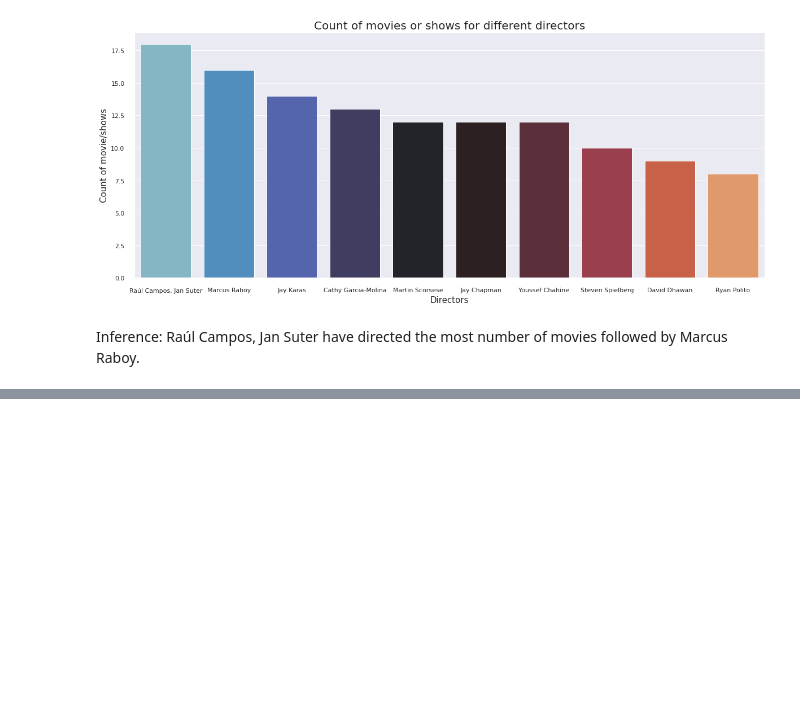
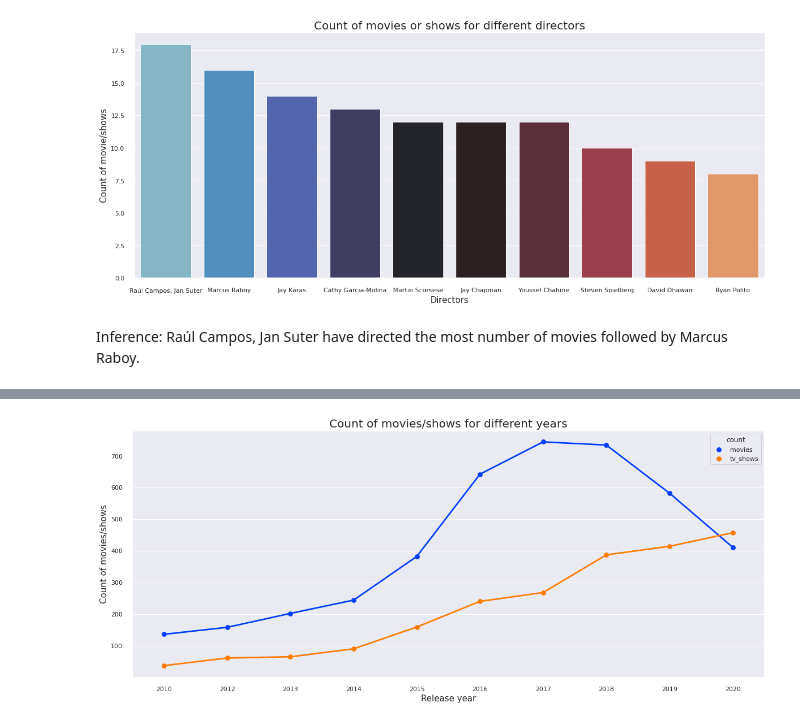
Before and after one commit to codeboy47/Netflix-movies-and-tv-shows-clustering, a Jupyter notebook: Individual_Notebook.ipynb, the cells around one changed output, grey strips where cells are left out. Drawn from its saved outputs; the diff is of its cells as text; code cells hidden in the pictures; blank space fills up the shorter version.

```diff
--- a/Individual_Notebook.ipynb
+++ b/Individual_Notebook.ipynb
@@ -273,0 +276,12 @@ Inference: Raúl Campos, Jan Suter have directed the most number of movies follo
+# %%
+# Getting year-wise count of movies
+movie_df = netflix_df[netflix_df['type'] == 'Movie']
+movie_count_per_year = movie_df.groupby(['release_year'], as_index = False).agg({'show_id': 'count'}).sort_values('show_id', ascending = False).rename(columns = {'show_id' : 'movies'})
+# %%
+# Getting year-wise count of tv shows
+tv_show_df = netflix_df[netflix_df['type'] == 'TV Show']
+tv_show_count_per_year = tv_show_df.groupby(['release_year'], as_index = False).agg({'show_id': 'count'}).sort_values('show_id', ascending = False).rename(columns = {'show_id' : 'tv_shows'})
+# %%
+# merging dataframes by inner join
+inner_df = pd.merge(movie_count_per_year, tv_show_count_per_year, how = 'inner', on = 'release_year')[:10]
+inner_df
@@ -273,0 +300,8 @@ Inference: Raúl Campos, Jan Suter have directed the most number of movies follo
+# %%
+# convert to long (tidy) form
+dfm = inner_df.melt('release_year', var_name = 'count', value_name = 'vals')
+# %%
+# calling create_sns_plot function to plot line graph
+create_sns_plot(sns.pointplot, 'release_year', 'vals', dfm, sns.color_palette('bright'), 'Count of movies/shows for different years', 'Release year', 'Count of movies/shows', 'count')
+# %% [output]
+[figure, added]
```
Also changed, not shown: parts of 20 cells of this notebook.
